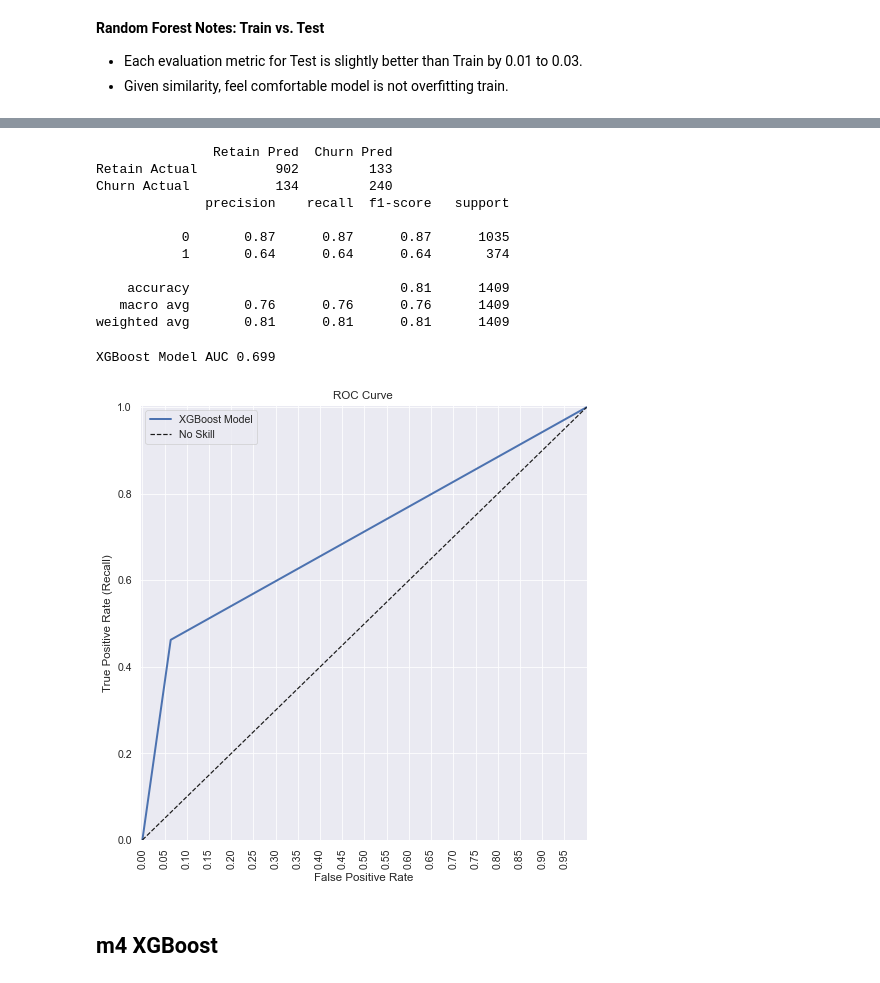
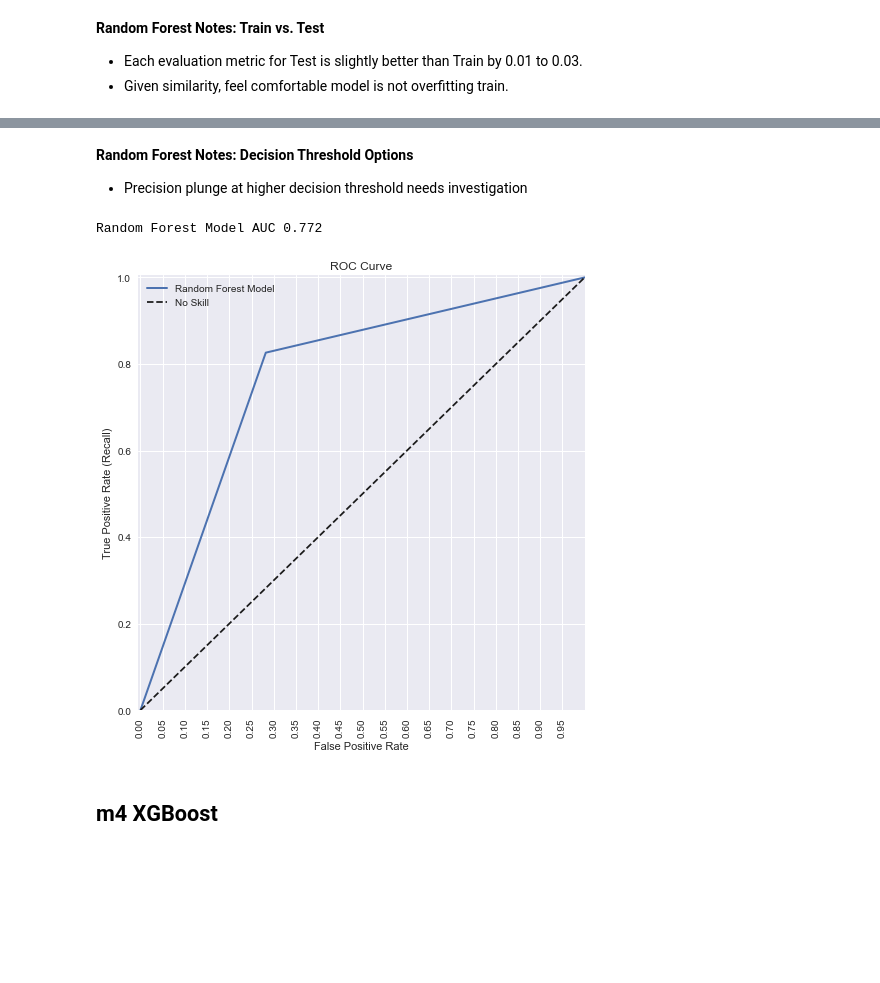
Before and after one commit to cutterback/p03-telco-churn-model, a Jupyter notebook: Telco-Churn-Classification-Model.ipynb, the cells around one changed output, grey strips where cells are left out. Drawn from its saved outputs; the diff is of its cells as text; code cells hidden in the pictures; blank space fills up the shorter version.

```diff
--- a/Telco-Churn-Classification-Model.ipynb
+++ b/Telco-Churn-Classification-Model.ipynb
@@ -267,7 +295,8 @@ def impute_total_charges(X_df):
     for label, row in X_df.iterrows():
         if not isinstance(row['total_charges'], (int, float)):
             i+=1
-            X_df.loc[label, 'total_charges'] = row['tenure_months']*row['monthly_charges']
+            X_df.loc[label, 'total_charges'] = (
+                row['tenure_months']*row['monthly_charges'])
 
     X_df['total_charges'] = X_df['total_charges'].astype(float)
     print(f'Imputed {i} rows of non-numeric total_charges')
@@ -432,6 +461,12 @@ def create_features(X_df):
                                        X_df['tech_support']*5.86),2
                                      )
 
+    # bin tenure into 1st year versus other longer loyalty
+    X_df['tenure_1yr'] = X_df.tenure_months.apply(lambda x: 1 if x<12 else 0)
+    X_df['tenure_2-4yr'] = X_df.tenure_months.apply(lambda x: 1 if x>12 and
+                                                    x<48 else 0)
+    X_df['tenure_4+yr'] = X_df.tenure_months.apply(lambda x: 1 if x>48 else 0)
+
     return X_df
 # %% [markdown]
 ### Train-Test Split
@@ -1033,15 +1099,16 @@ plt.show()
 # %%
 # define features to drop from X_train through iterations; not significant
 m2_drops = ['customerid', 'count', 'country', 'city', 'state', 'streaming_movies',
-           'streaming_tv', 'zip_code', 'lat_long', 'churn_score', 'cltv',
-           'senior_citizen', 'phone_service', 'churn_reason',
-           'churn_rsn_grp_cust_svc', 'churn_rsn_grp_moved', 'churn_rsn_grp_pricing',
-           'churn_rsn_grp_product', 'churn_rsn_grp_unknown',
-           'monthly_charge_life_avg', 'online_security', 'online_backup',
-           'device_protection', 'tech_support', 'multiple_lines', 'total_charges',
-           'gender_female', 'gender_male' ,'internet_svc_none', 'svc_add_ons',
-           'pmt_meth_mail_check', 'pmt_meth_cc_auto', 'pmt_meth_bank_trx_auto',
-           'pmt_meth_echeck', 'contract_mtm']
+            'streaming_tv', 'zip_code', 'lat_long', 'churn_score', 'cltv',
+            'senior_citizen', 'phone_service', 'churn_reason', 'charge_cust_index',
+            'churn_rsn_grp_cust_svc', 'churn_rsn_grp_moved', 'churn_rsn_grp_pricing',
+            'churn_rsn_grp_product', 'churn_rsn_grp_unknown',
+            'online_security', 'online_backup', 'device_protection', 'tech_support',
+            'multiple_lines', 'total_charges', 'gender_female', 'gender_male',
+            'internet_svc_none', 'svc_add_ons', 'tenure_1yr', 'tenure_2-4yr', 'tenure_4+yr',
+            'pmt_meth_mail_check', 'pmt_meth_cc_auto',
+            'pmt_meth_bank_trx_auto', 'pmt_meth_echeck', 'contract_mtm',
+            'internet_svc_dsl', 'internet_svc_fiber', 'p1_phone_only', 'charge_trend_index']
 # %%
 # apply drop columns against X_train and X_test for model 2
 X_train2 = drop_features(X_train, m2_drops)
@@ -1243,6 +1392,7 @@ m3_drops = ['customerid', 'count', 'country', 'city', 'state',  'zip_code',
             'gender_female', 'gender_male' ,  'senior_citizen', 'total_charges',
             'charge_trend_index', 'monthly_charges', 'pmt_meth_mail_check',
             'pmt_meth_cc_auto', 'pmt_meth_bank_trx_auto', 'pmt_meth_echeck',
+            'tenure_1yr', 'tenure_2-4yr', 'tenure_4+yr',
             'contract_mtm']
 # %%
 # apply drop columns against X_train and X_test for model 3
@@ -1457,28 +1571,14 @@ weighted avg       0.80      0.81      0.79      1409
-# %%
-# revised class predictions using decision threshold 0.90
-y_hat_low_test3 = assign_class(y_hat_prob_test3, dt=0.45)
-# confusion_matrix(y_test, y_pred_adj)
-display_class_report(y_test, y_hat_low_test3)
-# %% [output]
-               Retain Pred  Churn Pred
-Retain Actual          902         133
-Churn Actual           134         240
-              precision    recall  f1-score   support
-
-           0       0.87      0.87      0.87      1035
-           1       0.64      0.64      0.64       374
-
-    accuracy                           0.81      1409
-   macro avg       0.76      0.76      0.76      1409
-weighted avg       0.81      0.81      0.81      1409
+# %% [markdown]
+**Random Forest Notes: Decision Threshold Options**
+- Precision plunge at higher decision threshold needs investigation
 # %%
 # plot the ROC Area Under Curve for Random Forest
 fpr3, tpr3, auc_thresholds3 = roc_curve(y_test, y_hat_test3)
-print(f'XGBoost Model AUC {round(auc(fpr3, tpr3), 3)}') # AUC of ROC
-plot_roc_curve(fpr3, tpr3, 'XGBoost Model')
+print(f'Random Forest Model AUC {round(auc(fpr3, tpr3), 3)}') # AUC of ROC
+plot_roc_curve(fpr3, tpr3, 'Random Forest Model')
 # %% [output]
-XGBoost Model AUC 0.699
+Random Forest Model AUC 0.772
-[figure, old version]
+[figure, new version]
 # %% [markdown]
 ## m4 XGBoost
 # %% [markdown]
```
Also changed, not shown: parts of 61 cells of this notebook, 6 other files.
